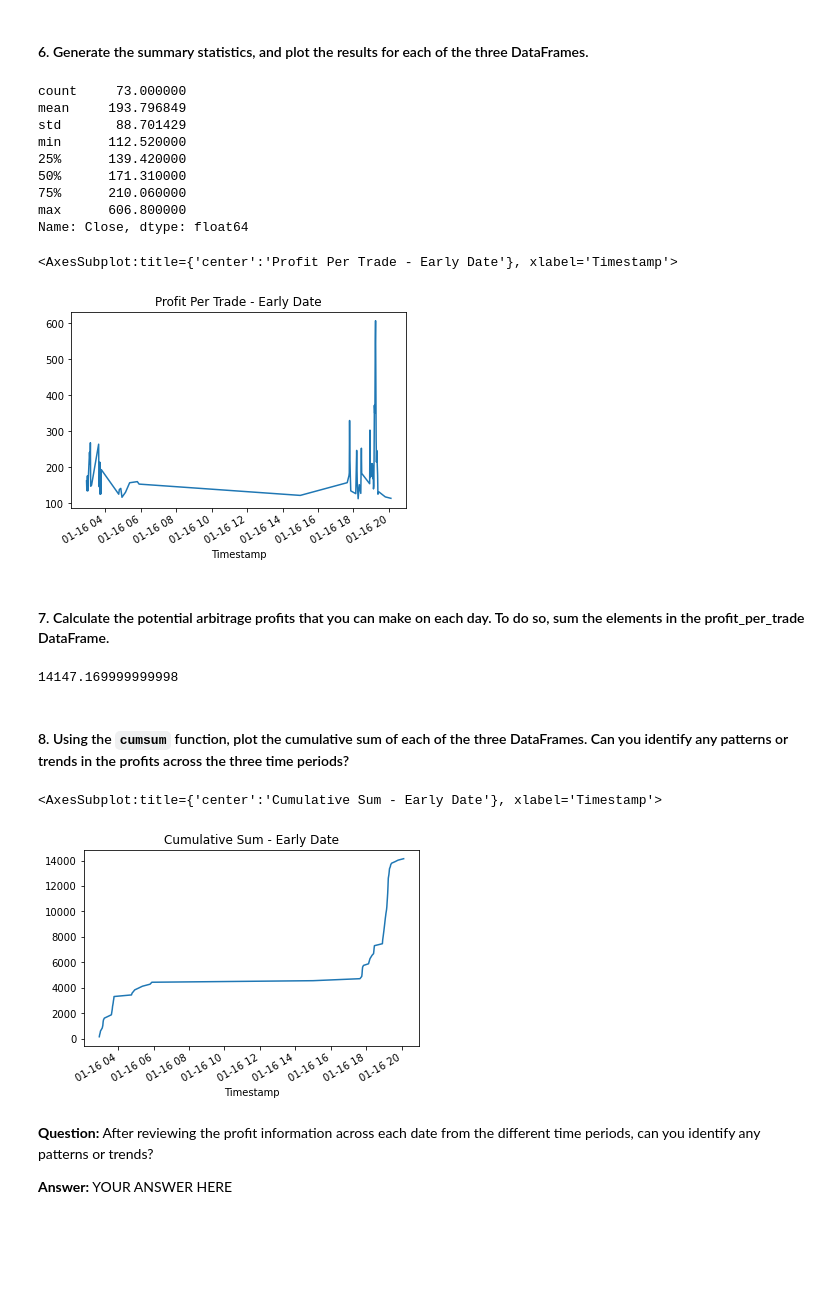
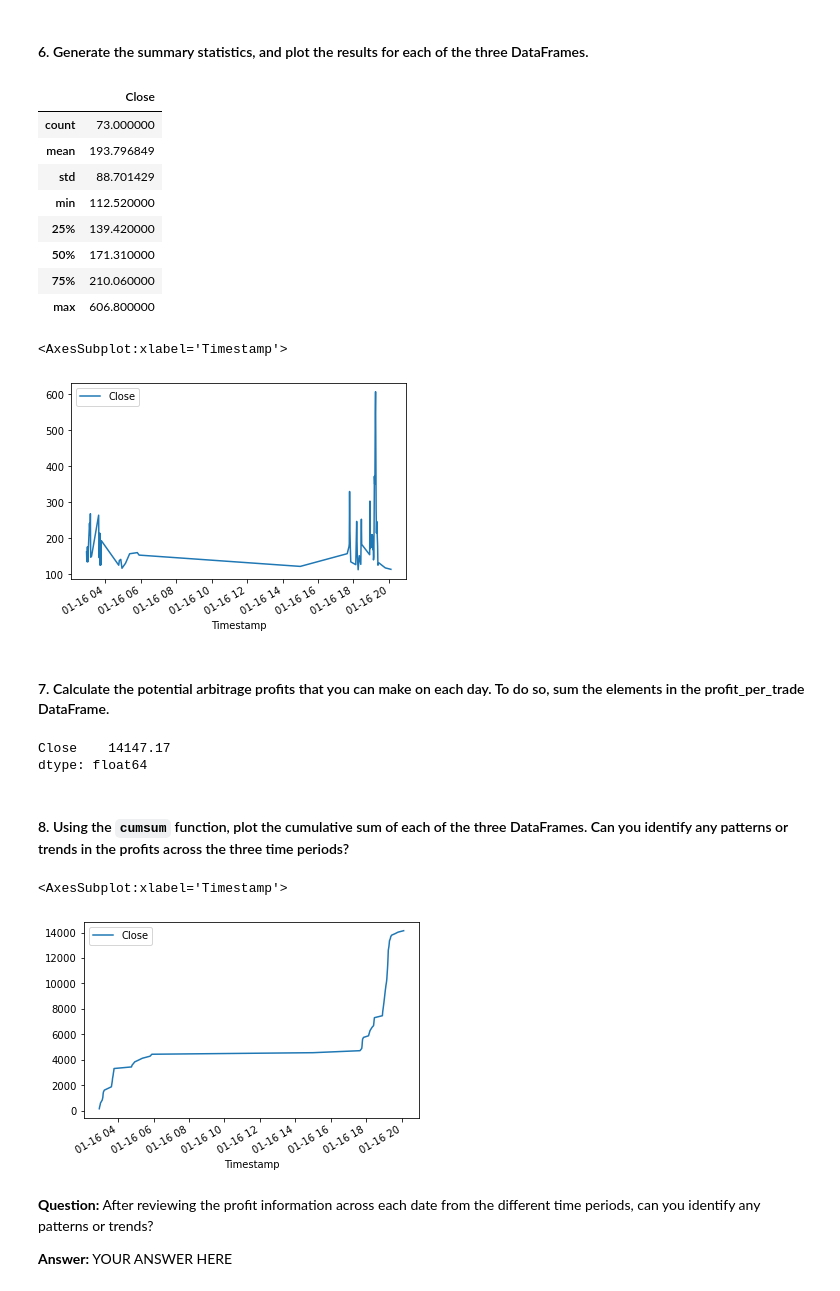
Before and after one commit to xpencive/Module_3_Challenge, a Jupyter notebook: crypto_arbitrage1.ipynb, the cells around one changed output. Cells and saved outputs as stored; diff of their text form; code cells hidden in the pictures; blank space fills up the shorter version.

```diff
--- a/crypto_arbitrage1.ipynb
+++ b/crypto_arbitrage1.ipynb
@@ -412,10 +412,12 @@ Calculate the potential profits for each date that you selected in the previous
 # %%
 # For the date early in the dataset, measure the arbitrage spread between the two exchanges
 # by subtracting the lower-priced exchange from the higher-priced one
-arbitrage_spread_early = coinbase_sliced.loc['2018-02-03'] - bitstamp_sliced.loc['2018-02-03']
-
+arbitrage_spread_early = coinbase_sliced.loc['2018-01-16'] - bitstamp_sliced.loc['2018-01-16']
+arbitrage_spread_middle = coinbase_sliced.loc['2018-02-24'] - bitstamp_sliced.loc['2018-02-24']
+arbitrage_spread_late = coinbase_sliced.loc['2018-03-10'] - bitstamp_sliced.loc['2018-03-10']
 # Use a conditional statement to generate the summary statistics for each arbitrage_spread DataFrame
 
-positive_arb_spread = arbitrage_spread_early[arbitrage_spread_early['Close'] > 0]
+positive_spread_early = arbitrage_spread_early[arbitrage_spread_early['Close'] > 0]
+positive_spread_early.describe()
 # %% [output]
 |  | Close |
@@ -437,8 +460,9 @@ positive_arb_spread = arbitrage_spread_early[arbitrage_spread_early['Close'] > 0
 # %%
 # For the date early in the dataset, calculate the spread returns by dividing the instances when the arbitrage spread is positive (> 0)
 # by the price of Bitcoin from the exchange you are buying on (the lower-priced exchange).
-spread_return_early= (positive_arb_spread / bitstamp_sliced.loc['2018-02-03']).dropna()
-
+spread_return_early= (positive_spread_early / bitstamp_sliced.loc['2018-01-16']).dropna()
+spread_return_middle= (positive_spread_middle / bitstamp_sliced.loc['2018-02-24']).dropna()
+spread_return_late= (positive_spread_late / bitstamp_sliced.loc['2018-03-10']).dropna()
 # Review the spread return DataFrame
 spread_return_early
 # %% [output]
@@ -489,11 +573,14 @@ Name: Close, dtype: float64
 # %%
 # For the date early in the dataset, calculate the potential profit per trade in dollars
 # Multiply the profitable trades by the cost of the Bitcoin that was purchased
-profit_early = # YOUR CODE HERE
+profit_early = (profitable_trades_early * bitstamp_sliced.loc['2018-01-16']).dropna()
+profit_middle = (profitable_trades_middle * bitstamp_sliced.loc['2018-02-24']).dropna()
+profit_late = (profitable_trades_late * bitstamp_sliced.loc['2018-03-10']).dropna()
 
 # Drop any missing values from the profit DataFrame
-profit_per_trade_early = # YOUR CODE HERE
-
+profit_per_trade_early = profit_early
+profit_per_trade_middle = profit_middle
+profit_per_trade_late = profit_late
 # View the early profit DataFrame
-# YOUR CODE HERE
+profit_per_trade_early
 # %% [output]
@@ -514,30 +602,31 @@ Name: Close, Length: 73, dtype: float64
 #### 6. Generate the summary statistics, and plot the results for each of the three DataFrames.
 # %%
 # Generate the summary statistics for the early profit per trade DataFrame
-# YOUR CODE HERE
+profit_per_trade_early.describe()
 # %% [output]
-count     73.000000
-mean     193.796849
-std       88.701429
-min      112.520000
-25%      139.420000
-50%      171.310000
-75%      210.060000
-max      606.800000
-Name: Close, dtype: float64
+|  | Close |
+| count | 73.000000 |
+| mean | 193.796849 |
+| std | 88.701429 |
+| min | 112.520000 |
+| 25% | 139.420000 |
+| 50% | 171.310000 |
+| 75% | 210.060000 |
+| max | 606.800000 |
 # %%
 # Plot the results for the early profit per trade DataFrame
-# YOUR CODE HERE
+profit_per_trade_early.plot()
 # %% [output]
-<AxesSubplot:title={'center':'Profit Per Trade - Early Date'}, xlabel='Timestamp'>
+<AxesSubplot:xlabel='Timestamp'>
-[figure, old version]
+[figure, new version]
 # %% [markdown]
 #### 7. Calculate the potential arbitrage profits that you can make on each day. To do so, sum the elements in the profit_per_trade DataFrame.
 # %%
 # Calculate the sum of the potential profits for the early profit per trade DataFrame
-# YOUR CODE HERE
+profit_per_trade_early.sum()
 # %% [output]
-14147.169999999998
+Close    14147.17
+dtype: float64
 # %% [markdown]
 #### 8. Using the `cumsum` function, plot the cumulative sum of each of the three DataFrames. Can you identify any patterns or trends in the profits across the three time periods?
 # %%
@@ -546,9 +637,9 @@ cumulative_profit_early = # YOUR CODE HERE
 # %%
 # Plot the cumulative sum of profits for the early profit per trade DataFrame
-# YOUR CODE HERE
+cumulative_profit_early.plot()
 # %% [output]
-<AxesSubplot:title={'center':'Cumulative Sum - Early Date'}, xlabel='Timestamp'>
+<AxesSubplot:xlabel='Timestamp'>
-[figure, old version]
+[figure, new version]
 # %% [markdown]
 **Question:** After reviewing the profit information across each date from the different time periods, can you identify any patterns or trends?
 
```
Also changed, not shown: parts of 17 cells of this notebook.
